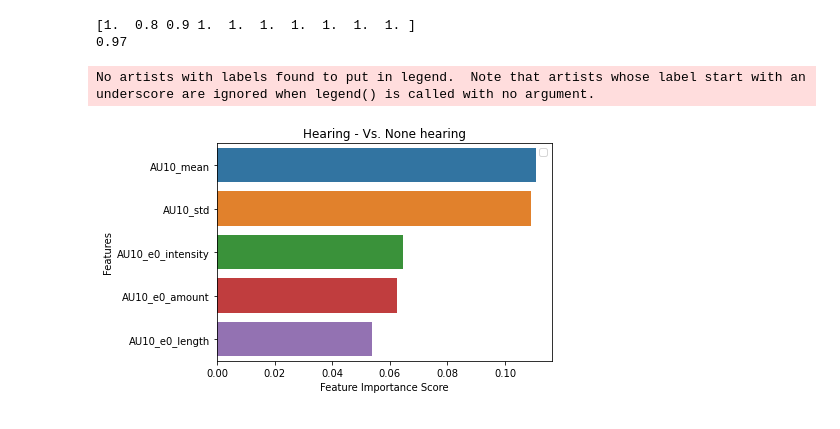
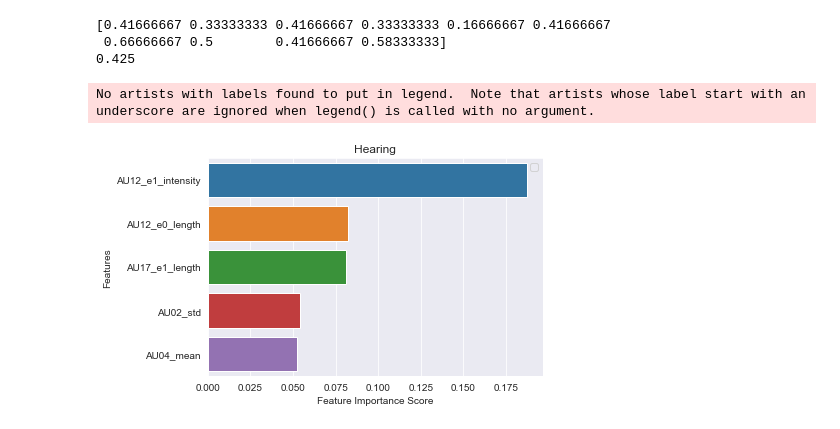
Before and after one commit to deangeckt/EmotionsInSignLanguage, a Jupyter notebook: open_face/ml.ipynb, the cells around one changed output. Drawn from its saved outputs; the diff is of its cells as text; code cells hidden in the pictures.

```diff
--- a/open_face/ml.ipynb
+++ b/open_face/ml.ipynb
@@ -13,16 +13,14 @@ def subsample_features(df):
 # %%
 import pandas as pd
 df = pd.read_csv('results/feature_vector.csv', index_col=0)
+df = df[df['group'] != 'none_hearing']
+label_names = ['angry','fear','happy', 'neutral', 'sad']
+df = subsample_labels(df, label_names)
 
-
-# df = df[df['group'] != 'none_hearing']
-# label_names = ['angry','fear','happy', 'neutral', 'sad']
-# df = subsample_labels(df, label_names)
-
-# labels = df['label']
+labels = df['label']
 group = df['group']
 df.drop(['label', 'group'], axis=1, inplace=True)
-# df = subsample_features(df)
+# df = subsample_features
 # %%
 from sklearn.model_selection import cross_val_score
 from sklearn.tree import DecisionTreeClassifier
@@ -30,35 +28,37 @@ from sklearn.ensemble import RandomForestClassifier
 import numpy as np
 
 # clf = DecisionTreeClassifier(random_state=0, criterion='entropy')
-clf = RandomForestClassifier(criterion='entropy')
-# cv_scores = cross_val_score(clf, df, labels, cv=10)
-cv_scores = cross_val_score(clf, df, group, cv=10)
+clf = RandomForestClassifier(criterion='entropy', max_depth=5)
+# cv_scores = cross_val_score(clf, df, groups, cv=10)
+cv_scores = cross_val_score(clf, df, labels, cv=10)
 
 print(cv_scores)
 print(np.mean(cv_scores))
 # %% [output]
-[1.  0.8 0.9 1.  1.  1.  1.  1.  1.  1. ]
-0.97
+[0.41666667 0.33333333 0.41666667 0.33333333 0.16666667 0.41666667
+ 0.66666667 0.5        0.41666667 0.58333333]
+0.425
 # %%
 import matplotlib.pyplot as plt
 import seaborn as sns
 %matplotlib inline
 
-
-clf.fit(df, group)
+y = labels #group
+clf.fit(df, y)
 feature_imp = pd.Series(clf.feature_importances_,index=df.columns.tolist()).sort_values(ascending=False)
 feature_imp = feature_imp[0:5]
 
 
 sns.barplot(x=feature_imp, y=feature_imp.index)
 plt.xlabel('Feature Importance Score')
 plt.ylabel('Features')
-plt.title("Hearing - Vs. None hearing")
+plt.title("Hearing")
+# plt.title("Hearing - Vs. None hearing")
 plt.legend()
 plt.show()
 # %% [output]
 No artists with labels found to put in legend.  Note that artists whose label start with an underscore are ignored when legend() is called with no argument.
-[figure, old version]
+[figure, new version]
 # %%
 import matplotlib.pyplot as plt
 from sklearn import tree
```
Also changed, not shown: parts of 1 cell of this notebook, 2 other files.
